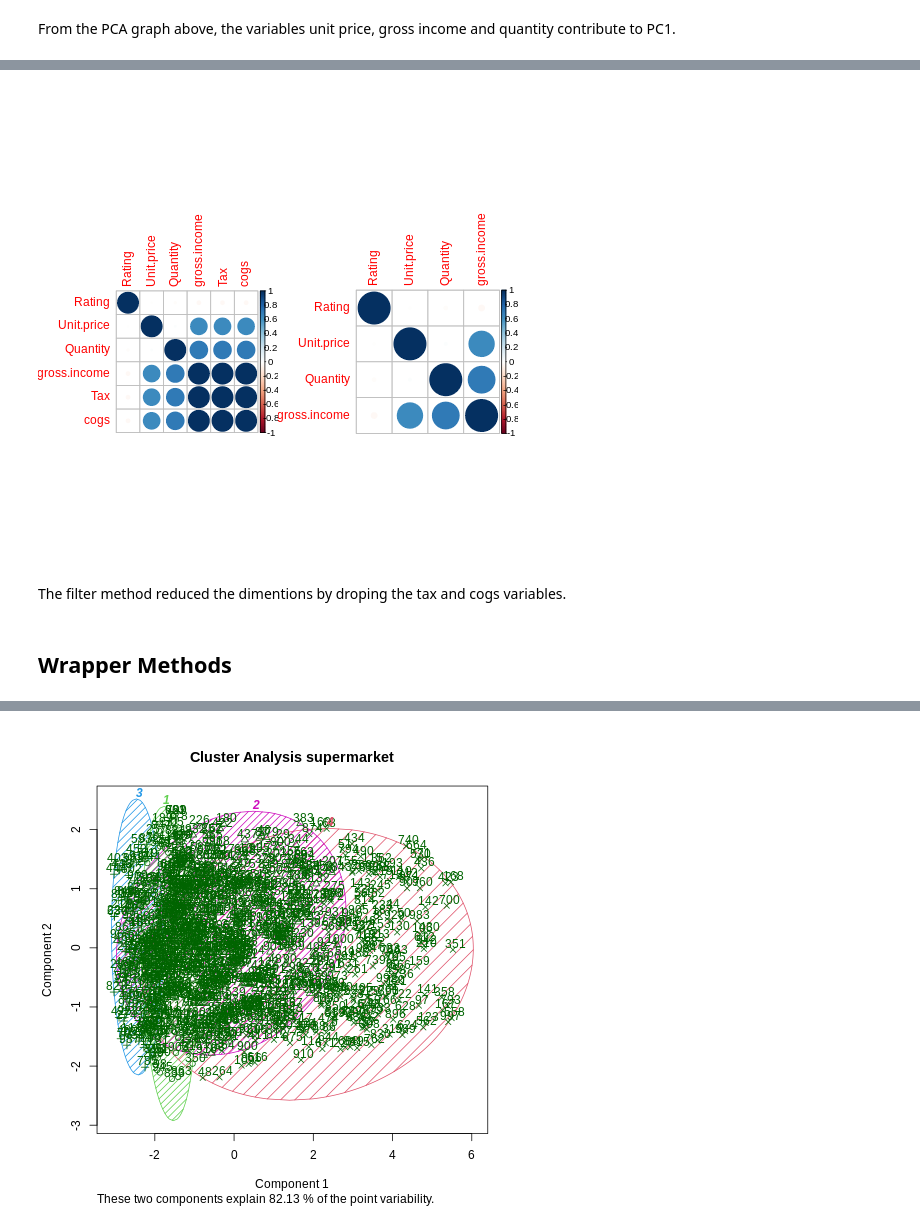
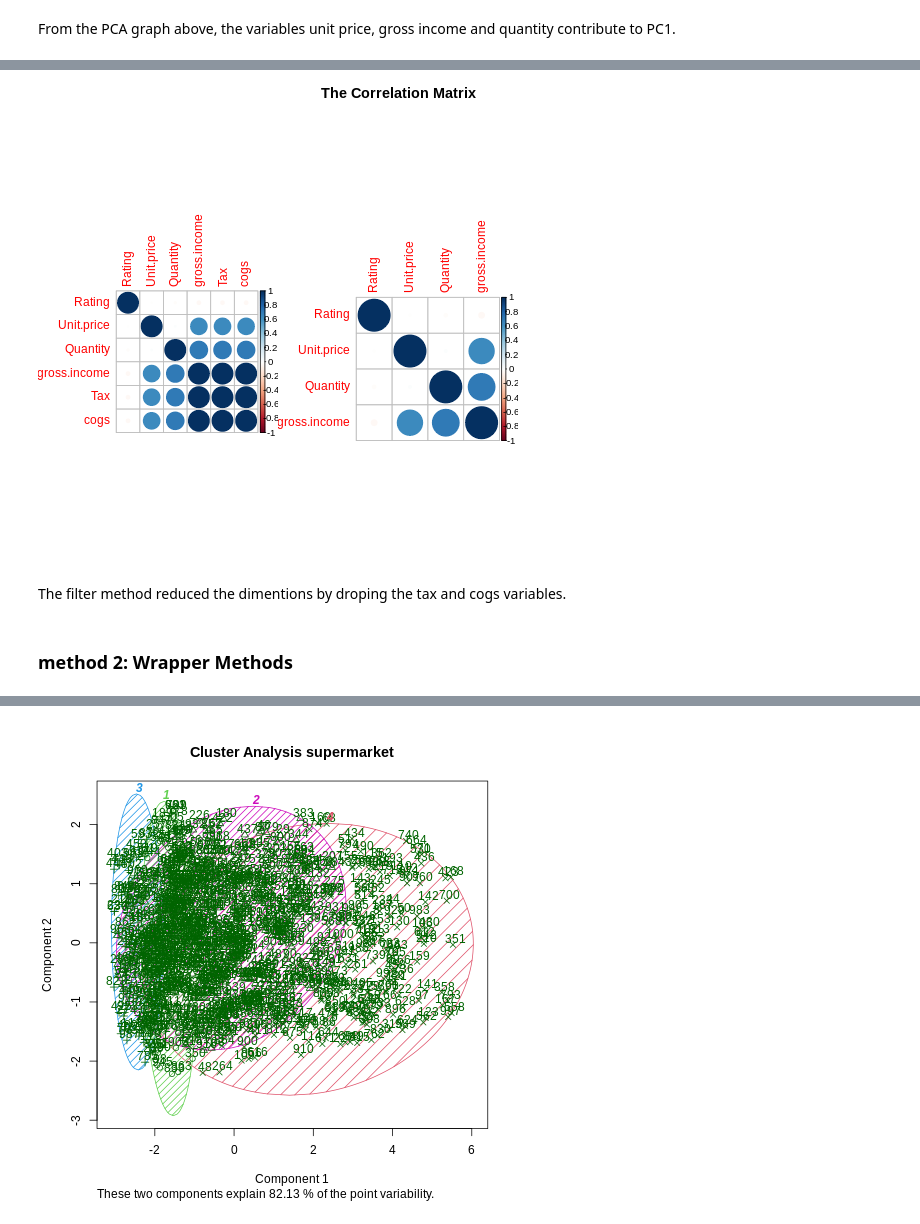
Before and after one commit to veronica1013/marketing_analysis_carrefour_kenya, a Jupyter notebook: Moringa_Data_Science_Core_Module3_W3_Independent_Project_2021_10_Veronica_Isiaho.ipynb, the cells around one changed output, grey strips where cells are left out. Drawn from its saved outputs; the diff is of its cells as text; code cells hidden in the pictures.

```diff
--- a/Moringa_Data_Science_Core_Module3_W3_Independent_Project_2021_10_Veronica_Isiaho.ipynb
+++ b/Moringa_Data_Science_Core_Module3_W3_Independent_Project_2021_10_Veronica_Isiaho.ipynb
@@ -711,10 +711,10 @@ market$Total <- NULL
 # #Drop gross.margin.percentage column since it has only one value in all rows
 market$gross.margin.percentage <- NULL
 
-market <- select_if(market, is.numeric)
+market_df <- select_if(market, is.numeric)
 
 #Preview the data
-tail(market)
+tail(market_df)
 # %% [output]
      Unit.price Quantity     Tax   cogs gross.income Rating
 995       60.95        1  3.0475  60.95       3.0475    5.9
@@ -908,7 +913,7 @@ We notice is that the first 6 components has an Eigenvalue >1 and explains almos
 # Calculating the correlation matrix
 # ---
 #
-correlationMatrix <- cor(market)
+correlationMatrix <- cor(market_df)
 # Find attributes that are highly correlated
 # ---
 #
@@ -918,5 +923,6 @@ highlyCorrelated <- findCorrelation(correlationMatrix, cutoff=0.75)
 #
 highlyCorrelated
 
-names(market[,highlyCorrelated])
+cat("The highly correlated attributes are:\n")
+names(market_df[,highlyCorrelated])
 # %% [output]
@@ -944,0 +933,6 @@ head(Dataset2)
+# %%
+%%R
+# Removing Redundant Features
+# Equate the market df to a new dataframe
+data_2 <-market_df[-highlyCorrelated]
+head(data_2)
@@ -945,17 +947,18 @@ head(Dataset2)
 # %%
 %%R
-# Performing our graphical comparison
-# ---
-#
+# Graphical comparison
+M <- cor(data_2)
+p.mat <- cor(M)
 par(mfrow = c(1, 2))
+title <- ("The Correlation Matrix")
 corrplot(correlationMatrix, order = "hclust")
-corrplot(cor(Dataset2), order = "hclust")
+corrplot(cor(data_2), order = "hclust", title=title, color=col, mar=c(0,0,1,0))
 # %% [output]
-[figure, old version]
+[figure, new version]
 # %% [markdown]
 The filter method reduced the dimentions by droping the tax and cogs variables.
 # %% [markdown]
-## Wrapper Methods
+### method 2: Wrapper Methods
 # %%
 %%R
 install.packages("clustvarsel")
```
Also changed, not shown: parts of 46 cells of this notebook.
